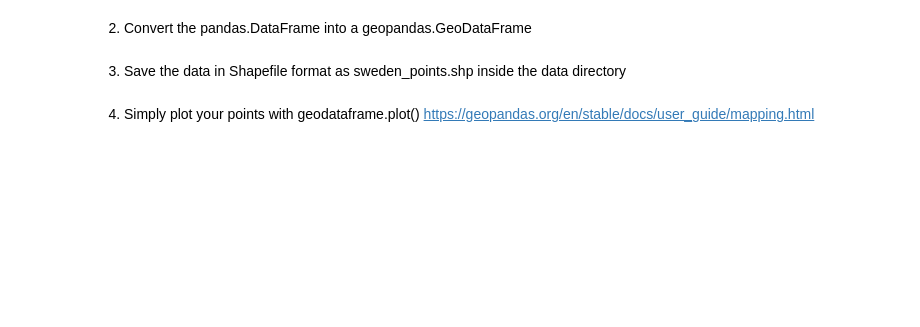
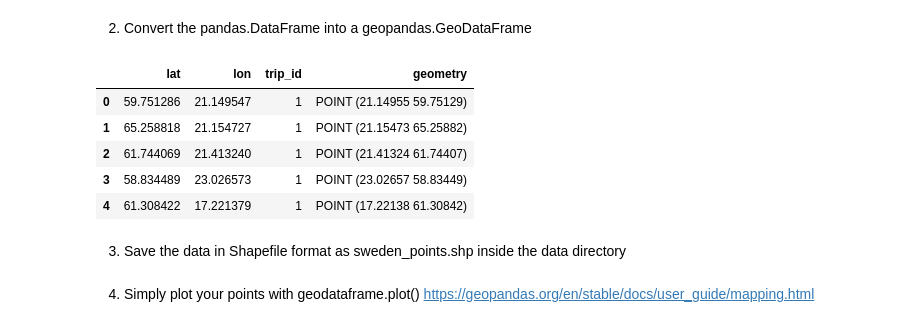
Before and after one commit to ajain-93/NGAD04, a Jupyter notebook: Exercises/Exercise 2/Lab2_2.ipynb, the cells around one changed output. Cells and saved outputs as stored; diff of their text form; code cells hidden in the pictures; blank space fills up the shorter version.

```diff
--- a/Exercises/Exercise 2/Lab2_2.ipynb
+++ b/Exercises/Exercise 2/Lab2_2.ipynb
@@ -26,10 +44,22 @@ from shapely.geometry import Point
 2) Convert the pandas.DataFrame into a geopandas.GeoDataFrame
 # %%
 # RUN YOUR CODE HERE
+import geopandas as gpd
 
 # Convert the Pandas DataFrame to a GeoPandas DataFrame
+# gdf_sweden_points = gpd.GeoDataFrame(df_sweden_points, geometry='geometry')
+gdf_sweden_points = gpd.GeoDataFrame(df_sweden_points)
+gdf_sweden_points.set_crs(epsg=4326, inplace=True)
 
 # Print the first few rows of the GeoPandas DataFrame to verify that it was created correctly
+gdf_sweden_points.head()
+# %% [output]
+|  | lat | lon | trip_id | geometry |
+| 0 | 59.751286 | 21.149547 | 1 | POINT (21.14955 59.75129) |
+| 1 | 65.258818 | 21.154727 | 1 | POINT (21.15473 65.25882) |
+| 2 | 61.744069 | 21.413240 | 1 | POINT (21.41324 61.74407) |
+| 3 | 58.834489 | 23.026573 | 1 | POINT (23.02657 58.83449) |
+| 4 | 61.308422 | 17.221379 | 1 | POINT (17.22138 61.30842) |
 # %% [markdown]
  3) Save the data in Shapefile format as sweden_points.shp inside the data directory
 # %%
```
Also changed, not shown: parts of 5 cells of this notebook.
